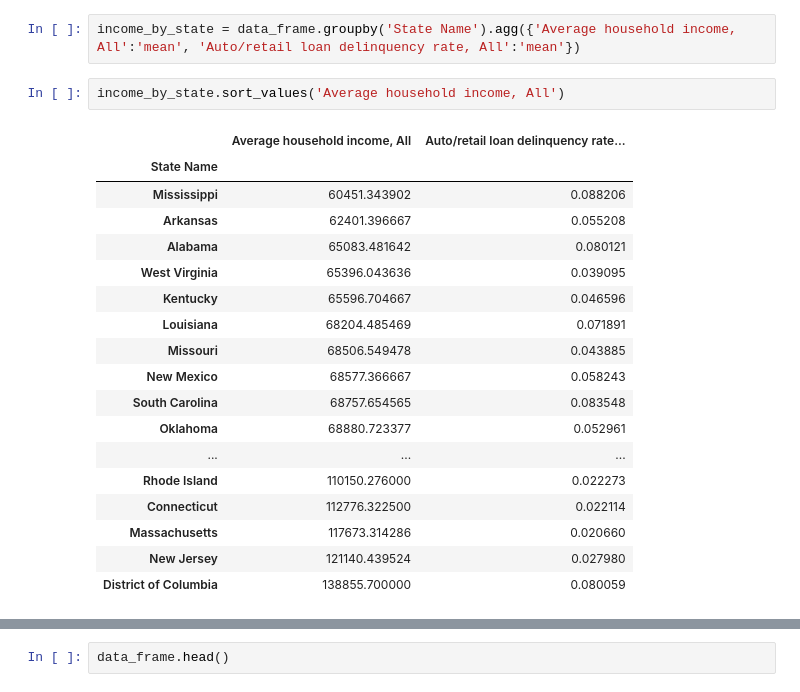
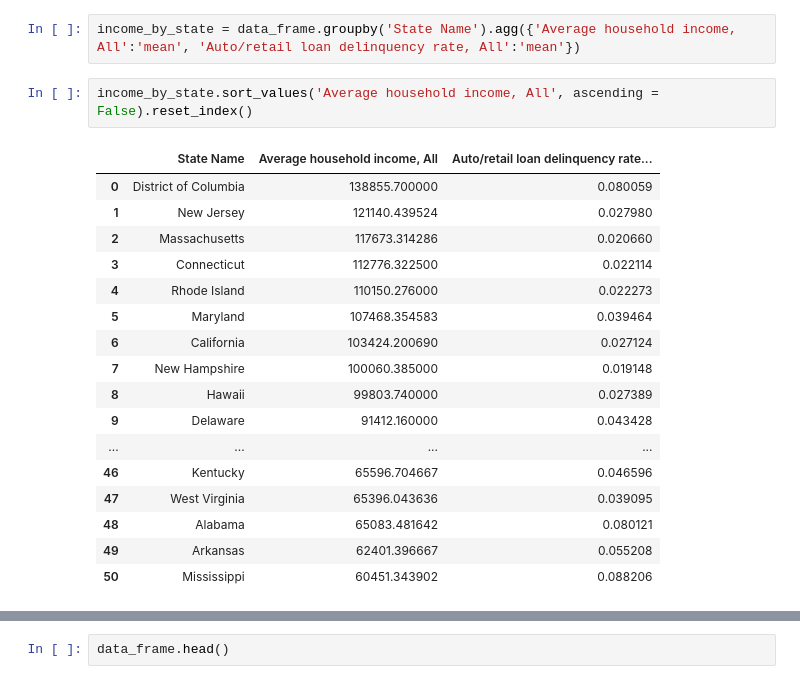
Before and after one commit to amschechter/amschechter.github.io, a Jupyter notebook: DataScience/censusData/AutoDebt.ipynb, the cells around one changed output, grey strips where cells are left out. Drawn from its saved outputs; the diff is of its cells as text.

```diff
--- a/DataScience/censusData/AutoDebt.ipynb
+++ b/DataScience/censusData/AutoDebt.ipynb
@@ -96,23 +88,22 @@ memory usage: 636.8+ KB
 # %%
 income_by_state = data_frame.groupby('State Name').agg({'Average household income, All':'mean', 'Auto/retail loan delinquency rate, All':'mean'})
 # %%
-income_by_state.sort_values('Average household income, All')
+income_by_state.sort_values('Average household income, All', ascending = False).reset_index()
 # %% [output]
-|  | Average household income, All | Auto/retail loan delinquency rate... |
-| State Name |  |  |
-| Mississippi | 60451.343902 | 0.088206 |
-| Arkansas | 62401.396667 | 0.055208 |
-| Alabama | 65083.481642 | 0.080121 |
-| West Virginia | 65396.043636 | 0.039095 |
-| Kentucky | 65596.704667 | 0.046596 |
-| Louisiana | 68204.485469 | 0.071891 |
-| Missouri | 68506.549478 | 0.043885 |
-| New Mexico | 68577.366667 | 0.058243 |
-| South Carolina | 68757.654565 | 0.083548 |
-| Oklahoma | 68880.723377 | 0.052961 |
-| ... | ... | ... |
-| Rhode Island | 110150.276000 | 0.022273 |
-| Connecticut | 112776.322500 | 0.022114 |
-| Massachusetts | 117673.314286 | 0.020660 |
-| New Jersey | 121140.439524 | 0.027980 |
-| District of Columbia | 138855.700000 | 0.080059 |
+|  | State Name | Average household income, All | Auto/retail loan delinquency rate... |
+| 0 | District of Columbia | 138855.700000 | 0.080059 |
+| 1 | New Jersey | 121140.439524 | 0.027980 |
+| 2 | Massachusetts | 117673.314286 | 0.020660 |
+| 3 | Connecticut | 112776.322500 | 0.022114 |
+| 4 | Rhode Island | 110150.276000 | 0.022273 |
+| 5 | Maryland | 107468.354583 | 0.039464 |
+| 6 | California | 103424.200690 | 0.027124 |
+| 7 | New Hampshire | 100060.385000 | 0.019148 |
+| 8 | Hawaii | 99803.740000 | 0.027389 |
+| 9 | Delaware | 91412.160000 | 0.043428 |
+| ... | ... | ... | ... |
+| 46 | Kentucky | 65596.704667 | 0.046596 |
+| 47 | West Virginia | 65396.043636 | 0.039095 |
+| 48 | Alabama | 65083.481642 | 0.080121 |
+| 49 | Arkansas | 62401.396667 | 0.055208 |
+| 50 | Mississippi | 60451.343902 | 0.088206 |
```
Also changed, not shown: parts of 10 cells of this notebook, 12 other files.
